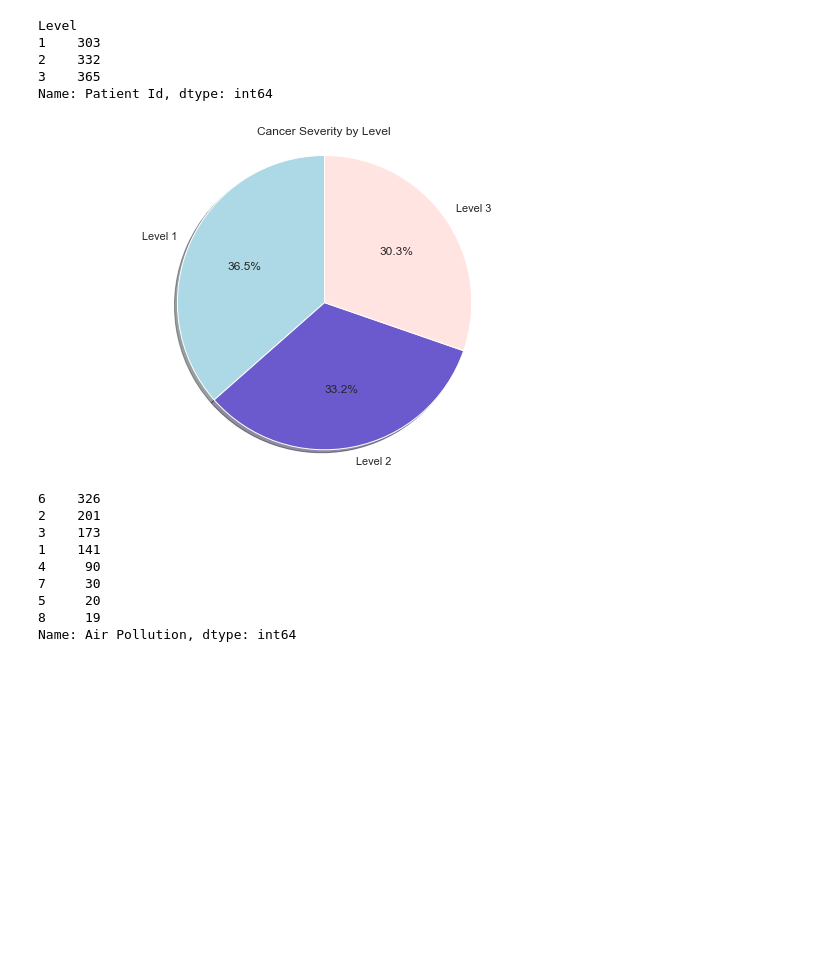
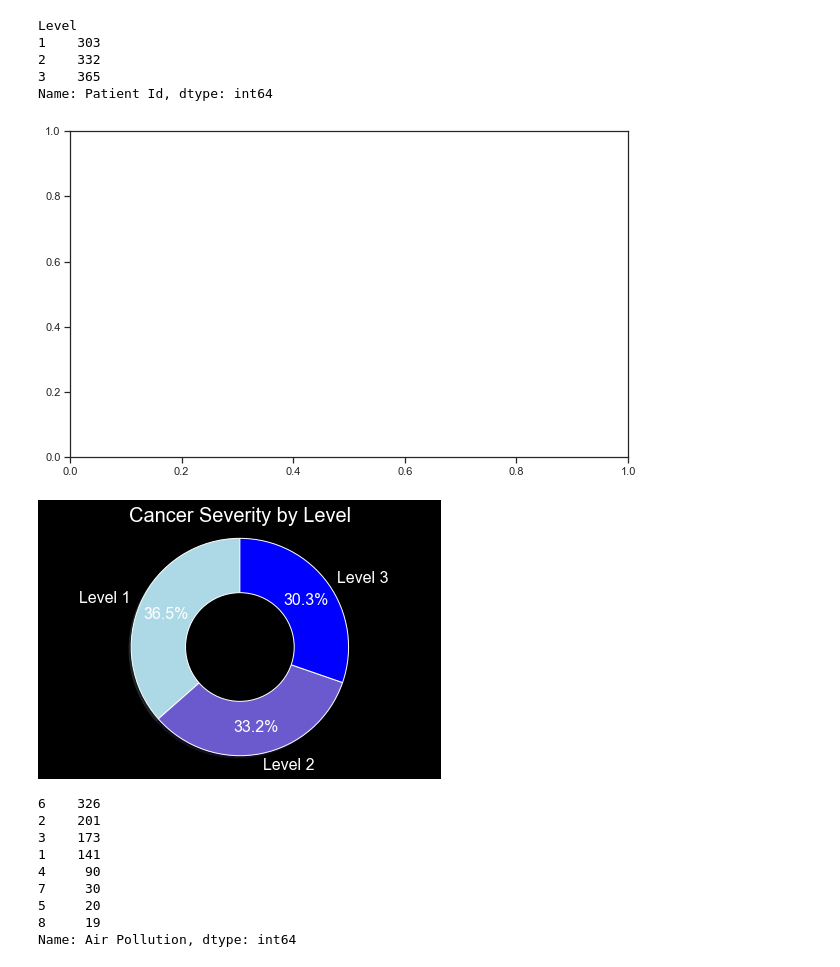
Before and after one commit to shaneabbley/Capstone_Project, a Jupyter notebook: pie_charts.ipynb, the cells around one changed output. Cells and saved outputs as stored; diff of their text form; code cells hidden in the pictures; blank space fills up the shorter version.

```diff
--- a/pie_charts.ipynb
+++ b/pie_charts.ipynb
@@ -45,21 +45,43 @@ Name: Patient Id, dtype: int64
 # %%
 import matplotlib as mpl
 
 plt.subplots(figsize=(10,6))
 
-colors = ["lightblue", "Slateblue", "mistyrose"]
+#explsion
+#explode = (0.05,0.05,0.05)
+
+# create a figure and set different background
+fig = plt.figure()
+fig.patch.set_facecolor('black')
+
+# Change color of text
+plt.rcParams['text.color'] = 'white'
+
+colors = ["lightblue", "Slateblue", "blue"]
 plt.pie(cancer_patient_df["Level"].value_counts() ,labels=["Level 1","Level 2","Level 3"],
-       autopct='%1.1f%%',
+        pctdistance=0.75,
+       autopct='%1.1f%%', textprops={'fontsize': 16},
        colors=colors,
-        shadow=True, startangle=90)
+        shadow=True, startangle=90
+       )
+
+
+#draw circle
+centre_circle = plt.Circle((0,0),0.50,fc='black')
+fig = plt.gcf()
+fig.gca().add_artist(centre_circle)
+
+
 plt.axis('equal')
-plt.title("Cancer Severity by Level")
-mpl.rcParams['font.size'] = 14
+plt.tight_layout()
+plt.title("Cancer Severity by Level", fontsize=20)
+mpl.rcParams['font.size'] = 20
 
-plt.savefig("Resources/images/SV.png")
+plt.savefig("Resources/images/SV4.png")
 plt.show()
 # %% [output]
-[figure, old version]
+[figure, new version]
+[figure, added]
 # %%
 cancer_patient_df["Air Pollution"].value_counts()
 # %% [output]
```
Also changed, not shown: parts of 3 cells of this notebook, 8 other files.
